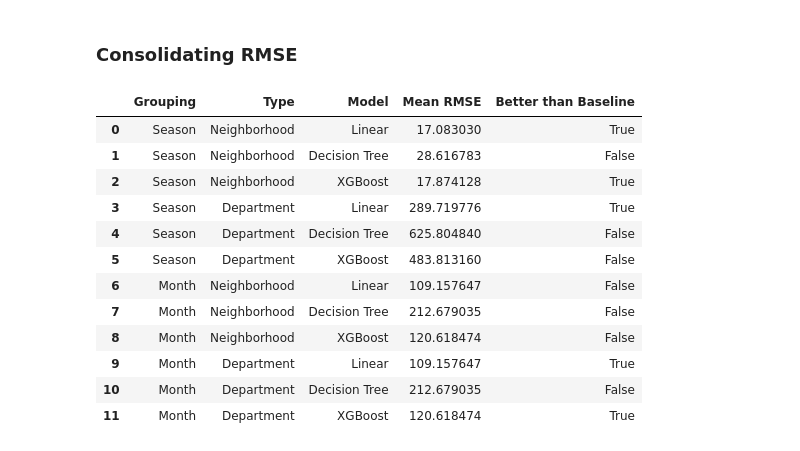
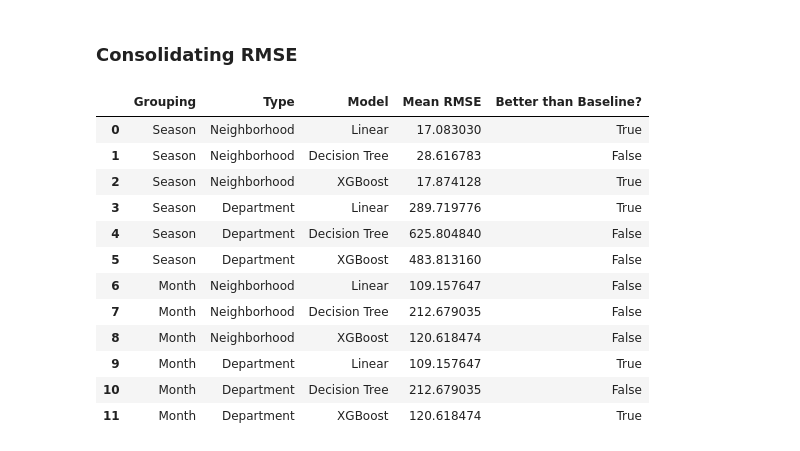
Before and after one commit to kanikaselva/311analysis, a Jupyter notebook: Analysis/5. SeasonalForecast.ipynb, the cells around one changed output. Saved outputs shown, nothing was run; the diff lists cells and outputs as text; code cells hidden in the pictures.

```diff
--- a/Analysis/5. SeasonalForecast.ipynb
+++ b/Analysis/5. SeasonalForecast.ipynb
@@ -439,42 +439,42 @@ Mean RMSE: 120.61847395906086
 # %%
 # Comparing RMSE of different models
 rmse_scores = {
     'Linear Neighborhood Season': rmse_scores_linear_neighborhood_season,
     'Decision Tree Neighborhood Season': rmse_scores_dtree_neighborhood_season,
     'XGBoost Neighborhood Season': rmse_scores_xgboost_neighborhood_season,
     'Linear Department Season': rmse_scores_linear_dept_season,
     'Decision Tree Department Season': rmse_scores_dtree_dept_season,
     'XGBoost Department Season': rmse_scores_xgboost_dept_season,
     'Linear Neighborhood Month': rmse_scores_linear_dept_month,
     'Decision Tree Neighborhood Month': rmse_scores_dtree_dept_month,
     'XGBoost Neighborhood Month': rmse_scores_xgboost_dept_month,
     'Linear Department Month': rmse_scores_linear_dept_month,
     'Decision Tree Department Month': rmse_scores_dtree_dept_month,
     'XGBoost Department Month': rmse_scores_xgboost_dept_month
 }
 # Convert to DataFrame for better visualization
 rmse_df = pd.DataFrame(rmse_scores)
 # Calculate mean RMSE for each model
 mean_rmse = {key: np.mean(value) for key, value in rmse_scores.items()}
 # Create a DataFrame for better visualization
 rmse_summary = pd.DataFrame([
-    {'Grouping': 'Season', 'Type': 'Neighborhood', 'Model': 'Linear', 'Mean RMSE': mean_rmse['Linear Neighborhood Season'], 'Better than Baseline': mean_rmse['Linear Neighborhood Season'] < baseline_rmse_season_neighborhood},
-    {'Grouping': 'Season', 'Type': 'Neighborhood', 'Model': 'Decision Tree', 'Mean RMSE': mean_rmse['Decision Tree Neighborhood Season'], 'Better than Baseline': mean_rmse['Decision Tree Neighborhood Season'] < baseline_rmse_season_neighborhood},
-    {'Grouping': 'Season', 'Type': 'Neighborhood', 'Model': 'XGBoost', 'Mean RMSE': mean_rmse['XGBoost Neighborhood Season'], 'Better than Baseline': mean_rmse['XGBoost Neighborhood Season'] < baseline_rmse_season_neighborhood},
-    {'Grouping': 'Season', 'Type': 'Department', 'Model': 'Linear', 'Mean RMSE': mean_rmse['Linear Department Season'], 'Better than Baseline': mean_rmse['Linear Department Season'] < baseline_rmse_season_dept},
-    {'Grouping': 'Season', 'Type': 'Department', 'Model': 'Decision Tree', 'Mean RMSE': mean_rmse['Decision Tree Department Season'], 'Better than Baseline': mean_rmse['Decision Tree Department Season'] < baseline_rmse_season_dept},
-    {'Grouping': 'Season', 'Type': 'Department', 'Model': 'XGBoost', 'Mean RMSE': mean_rmse['XGBoost Department Season'], 'Better than Baseline': mean_rmse['XGBoost Department Season'] < baseline_rmse_season_dept},
-    {'Grouping': 'Month', 'Type': 'Neighborhood', 'Model': 'Linear', 'Mean RMSE': mean_rmse['Linear Neighborhood Month'], 'Better than Baseline': mean_rmse['Linear Neighborhood Month'] < baseline_rmse_month_neighborhood},
-    {'Grouping': 'Month', 'Type': 'Neighborhood', 'Model': 'Decision Tree', 'Mean RMSE': mean_rmse['Decision Tree Neighborhood Month'], 'Better than Baseline': mean_rmse['Decision Tree Neighborhood Month'] < baseline_rmse_month_neighborhood},
-    {'Grouping': 'Month', 'Type': 'Neighborhood', 'Model': 'XGBoost', 'Mean RMSE': mean_rmse['XGBoost Neighborhood Month'], 'Better than Baseline': mean_rmse['XGBoost Neighborhood Month'] < baseline_rmse_month_neighborhood},
-    {'Grouping': 'Month', 'Type': 'Department', 'Model': 'Linear', 'Mean RMSE': mean_rmse['Linear Department Month'], 'Better than Baseline': mean_rmse['Linear Department Month'] < baseline_rmse_month_dept},
-    {'Grouping': 'Month', 'Type': 'Department', 'Model': 'Decision Tree', 'Mean RMSE': mean_rmse['Decision Tree Department Month'], 'Better than Baseline': mean_rmse['Decision Tree Department Month'] < baseline_rmse_month_dept},
-    {'Grouping': 'Month', 'Type': 'Department', 'Model': 'XGBoost', 'Mean RMSE': mean_rmse['XGBoost Department Month'], 'Better than Baseline': mean_rmse['XGBoost Department Month'] < baseline_rmse_month_dept}
+    {'Grouping': 'Season', 'Type': 'Neighborhood', 'Model': 'Linear', 'Mean RMSE': mean_rmse['Linear Neighborhood Season'], 'Better than Baseline?': mean_rmse['Linear Neighborhood Season'] < baseline_rmse_season_neighborhood},
+    {'Grouping': 'Season', 'Type': 'Neighborhood', 'Model': 'Decision Tree', 'Mean RMSE': mean_rmse['Decision Tree Neighborhood Season'], 'Better than Baseline?': mean_rmse['Decision Tree Neighborhood Season'] < baseline_rmse_season_neighborhood},
+    {'Grouping': 'Season', 'Type': 'Neighborhood', 'Model': 'XGBoost', 'Mean RMSE': mean_rmse['XGBoost Neighborhood Season'], 'Better than Baseline?': mean_rmse['XGBoost Neighborhood Season'] < baseline_rmse_season_neighborhood},
+    {'Grouping': 'Season', 'Type': 'Department', 'Model': 'Linear', 'Mean RMSE': mean_rmse['Linear Department Season'], 'Better than Baseline?': mean_rmse['Linear Department Season'] < baseline_rmse_season_dept},
+    {'Grouping': 'Season', 'Type': 'Department', 'Model': 'Decision Tree', 'Mean RMSE': mean_rmse['Decision Tree Department Season'], 'Better than Baseline?': mean_rmse['Decision Tree Department Season'] < baseline_rmse_season_dept},
+    {'Grouping': 'Season', 'Type': 'Department', 'Model': 'XGBoost', 'Mean RMSE': mean_rmse['XGBoost Department Season'], 'Better than Baseline?': mean_rmse['XGBoost Department Season'] < baseline_rmse_season_dept},
+    {'Grouping': 'Month', 'Type': 'Neighborhood', 'Model': 'Linear', 'Mean RMSE': mean_rmse['Linear Neighborhood Month'], 'Better than Baseline?': mean_rmse['Linear Neighborhood Month'] < baseline_rmse_month_neighborhood},
+    {'Grouping': 'Month', 'Type': 'Neighborhood', 'Model': 'Decision Tree', 'Mean RMSE': mean_rmse['Decision Tree Neighborhood Month'], 'Better than Baseline?': mean_rmse['Decision Tree Neighborhood Month'] < baseline_rmse_month_neighborhood},
+    {'Grouping': 'Month', 'Type': 'Neighborhood', 'Model': 'XGBoost', 'Mean RMSE': mean_rmse['XGBoost Neighborhood Month'], 'Better than Baseline?': mean_rmse['XGBoost Neighborhood Month'] < baseline_rmse_month_neighborhood},
+    {'Grouping': 'Month', 'Type': 'Department', 'Model': 'Linear', 'Mean RMSE': mean_rmse['Linear Department Month'], 'Better than Baseline?': mean_rmse['Linear Department Month'] < baseline_rmse_month_dept},
+    {'Grouping': 'Month', 'Type': 'Department', 'Model': 'Decision Tree', 'Mean RMSE': mean_rmse['Decision Tree Department Month'], 'Better than Baseline?': mean_rmse['Decision Tree Department Month'] < baseline_rmse_month_dept},
+    {'Grouping': 'Month', 'Type': 'Department', 'Model': 'XGBoost', 'Mean RMSE': mean_rmse['XGBoost Department Month'], 'Better than Baseline?': mean_rmse['XGBoost Department Month'] < baseline_rmse_month_dept}
 ])
 
 rmse_summary
 # %% [output]
-|  | Grouping | Type | Model | Mean RMSE | Better than Baseline |
+|  | Grouping | Type | Model | Mean RMSE | Better than Baseline? |
 | 0 | Season | Neighborhood | Linear | 17.083030 | True |
 | 1 | Season | Neighborhood | Decision Tree | 28.616783 | False |
 | 2 | Season | Neighborhood | XGBoost | 17.874128 | True |
```
Also changed, not shown: 1 other file.
